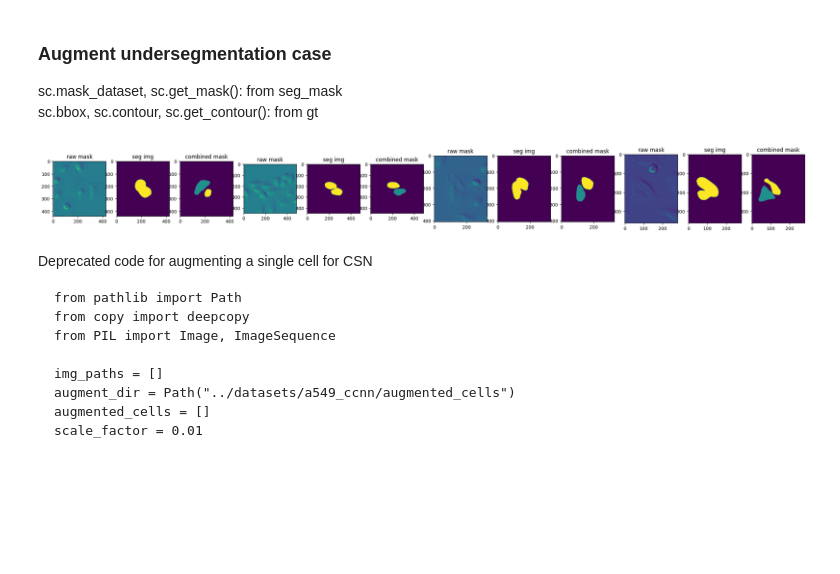
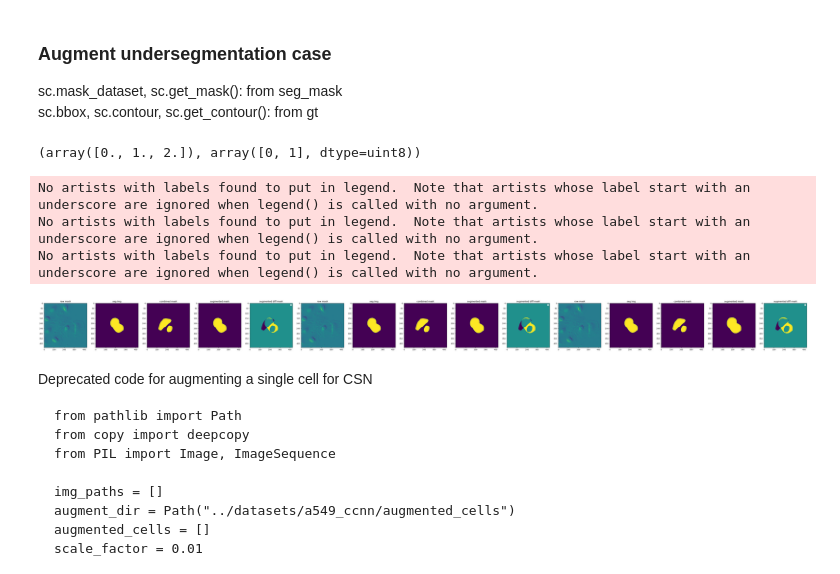
Before and after one commit to xing-lab-pitt/livecellx, a Jupyter notebook: notebooks/correct_seg_data_prep.ipynb, the cells around one changed output. Drawn from its saved outputs; the diff is of its cells as text; code cells hidden in the pictures; blank space fills up the shorter version.

````diff
--- a/notebooks/correct_seg_data_prep.ipynb
+++ b/notebooks/correct_seg_data_prep.ipynb
@@ -491,16 +548,34 @@ for img_id, seg_label in tqdm(underseg_seg2scs):
+# %%
+np.unique(combined_mask), np.unique(aug_mask)
+# %% [output]
+(array([0., 1., 2.]), array([0, 1], dtype=uint8))
 # %%
-mask_tuples = list(underseg_seg2masks.values())
-ncol = 3
-fig, axes = plt.subplots(1, 4 * ncol, figsize=(30, 5))
-for i in range(4):
+import matplotlib.patches as mpatches
+
+mask_tuples = list(underseg_seg2masks.values())[0]
+ncol = 5
+fig, axes = plt.subplots(1, 3 * ncol, figsize=(75, 5))
+for i in range(3):
     axes[ncol * i].imshow(mask_tuples[i][0])
     axes[ncol * i].set_title("raw mask")
     axes[ncol * i + 1].imshow(mask_tuples[i][1])
     axes[ncol * i + 1].set_title("seg img")
     axes[ncol * i + 2].imshow(mask_tuples[i][2])
     axes[ncol * i + 2].set_title("combined mask")
+    axes[ncol * i + 3].imshow(mask_tuples[i][3])
+    axes[ncol * i + 3].set_title("augmented mask")
+    im = axes[ncol * i + 4].imshow(mask_tuples[i][4])
+    axes[ncol * i + 4].set_title("augmented diff mask")
+
+    values = np.unique(mask_tuples[i][4])
+    colors = [ im.cmap(im.norm(value)) for value in values]
+    patches = [ mpatches.Patch(color=colors[i], label="Level {l}".format(l=values[i]) ) for i in range(len(values)) ]
+    axes[ncol * i + 4].legend()
 # %% [output]
+No artists with labels found to put in legend.  Note that artists whose label start with an underscore are ignored when legend() is called with no argument.
+No artists with labels found to put in legend.  Note that artists whose label start with an underscore are ignored when legend() is called with no argument.
+No artists with labels found to put in legend.  Note that artists whose label start with an underscore are ignored when legend() is called with no argument.
-[figure, old version]
+[figure, new version]
 # %% [markdown]
 Deprecated code for augmenting a single cell for CSN
 ```
````
Also changed, not shown: parts of 2 cells of this notebook, 2 other files.
